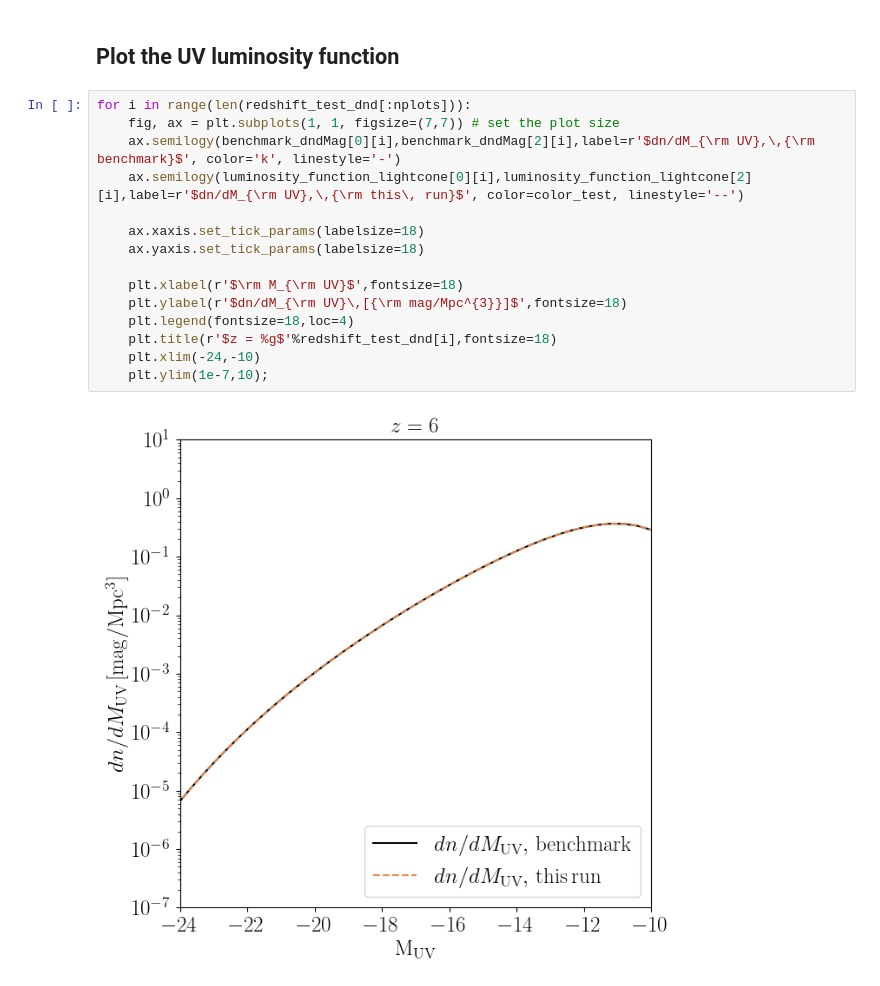
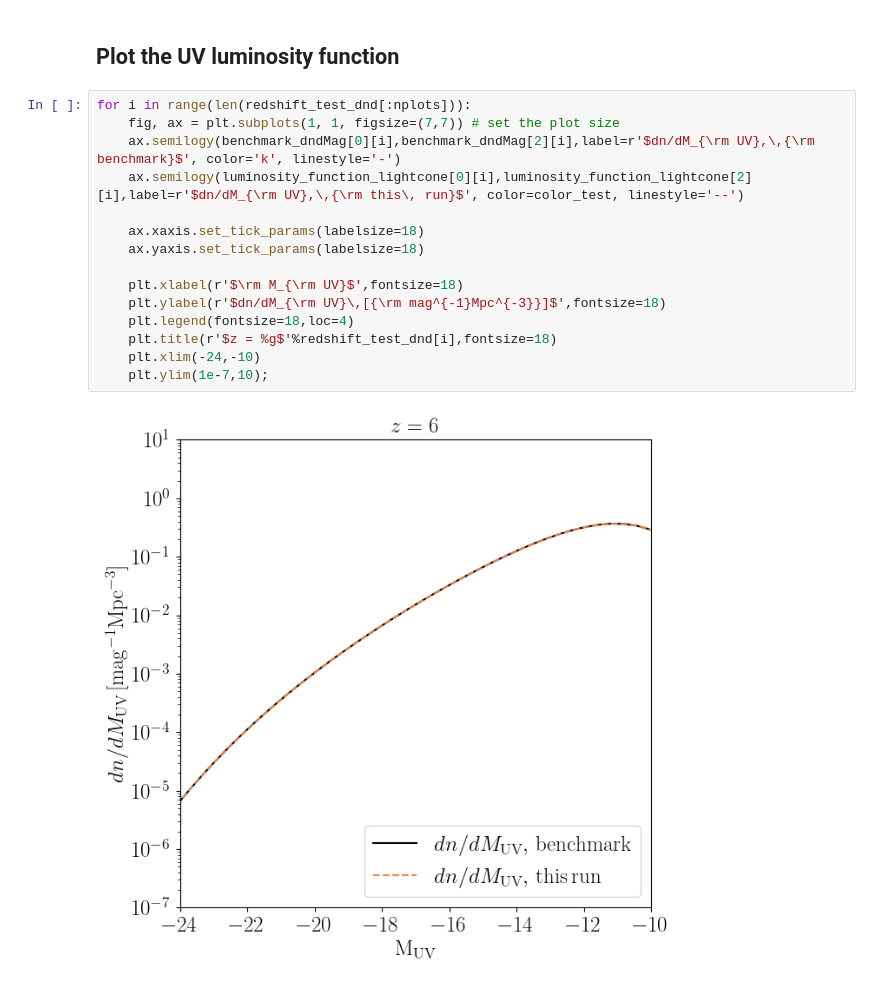
Before and after one commit to jordanflitter/21cmFirstCLASS, a Jupyter notebook: Tutorial (Jupyter notebooks)/test_SFRchanges.ipynb, the cells around one changed output. Cells and saved outputs as stored; diff of their text form.

```diff
--- a/Tutorial (Jupyter notebooks)/test_SFRchanges.ipynb
+++ b/Tutorial (Jupyter notebooks)/test_SFRchanges.ipynb
@@ -483,17 +472,17 @@ for i in range(len(redshift_test_dnd[:nplots])):
 # %%
 for i in range(len(redshift_test_dnd[:nplots])):
     fig, ax = plt.subplots(1, 1, figsize=(7,7)) # set the plot size
     ax.semilogy(benchmark_dndMag[0][i],benchmark_dndMag[2][i],label=r'$dn/dM_{\rm UV},\,{\rm benchmark}$', color='k', linestyle='-')
     ax.semilogy(luminosity_function_lightcone[0][i],luminosity_function_lightcone[2][i],label=r'$dn/dM_{\rm UV},\,{\rm this\, run}$', color=color_test, linestyle='--')
 
     ax.xaxis.set_tick_params(labelsize=18)
     ax.yaxis.set_tick_params(labelsize=18)
 
     plt.xlabel(r'$\rm M_{\rm UV}$',fontsize=18)
-    plt.ylabel(r'$dn/dM_{\rm UV}\,[{\rm mag/Mpc^{3}}]$',fontsize=18)
+    plt.ylabel(r'$dn/dM_{\rm UV}\,[{\rm mag^{-1}Mpc^{-3}}]$',fontsize=18)
     plt.legend(fontsize=18,loc=4)
     plt.title(r'$z = %g$'%redshift_test_dnd[i],fontsize=18)
     plt.xlim(-24,-10)
     plt.ylim(1e-7,10);
 # %% [output]
-[figure, old version]
+[figure, new version]
```
Also changed, not shown: parts of 5 cells of this notebook, 8 other files.
